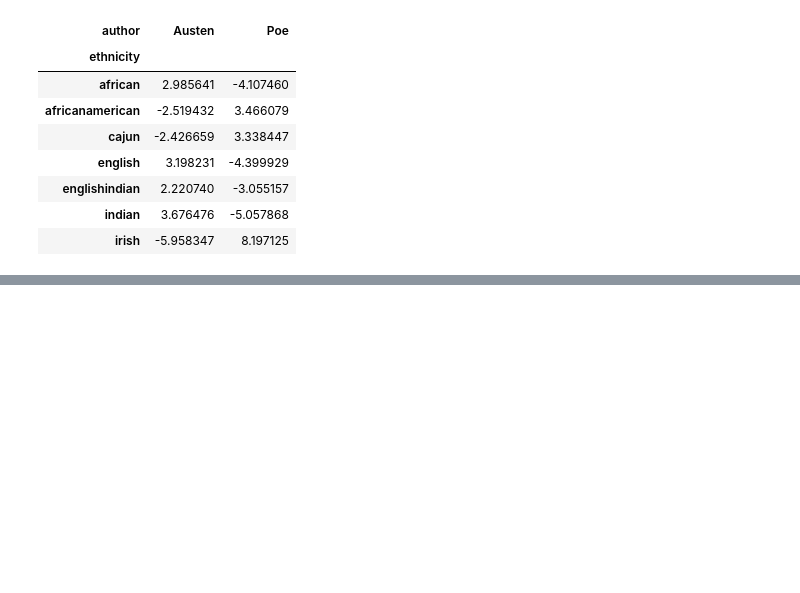
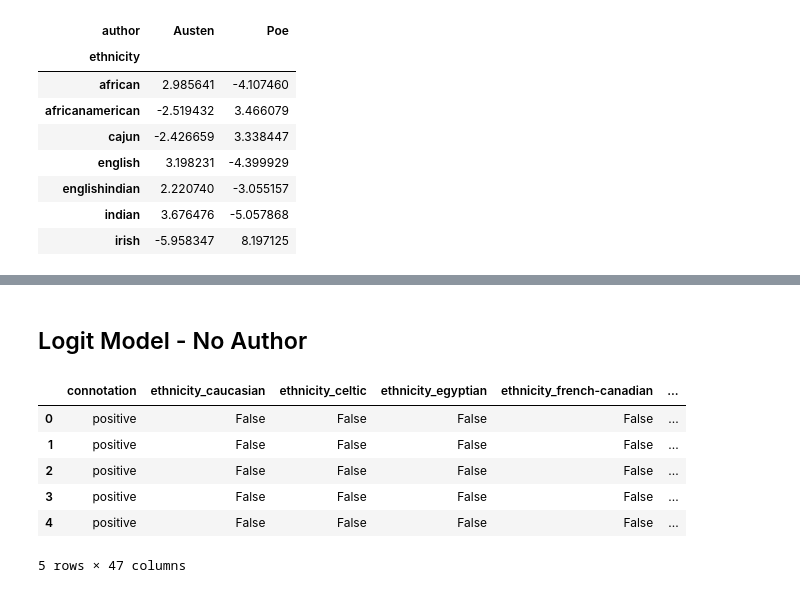
Before and after one commit to edverga/MasterThesis, a Jupyter notebook: thesis_draft.ipynb, the cells around one changed output, grey strips where cells are left out. Drawn from its saved outputs; the diff is of its cells as text; code cells hidden in the pictures; blank space fills up the shorter version.

Commit message:
0.8 (added logit model)

```diff
--- a/thesis_draft.ipynb
+++ b/thesis_draft.ipynb
@@ -1031,0 +1032,23 @@ result
+# %% [markdown]
+## Logit Model - No Author
+# %%
+from functions import process_data_model
+df=process_data_model('characters_no_writer.json')
+# %%
+df = df[['sex', 'religion', 'ethnicity', 'connotation']]
+# %%
+df = df[['sex', 'religion', 'ethnicity', 'connotation']]
+
+# One-hot encoding for categorical variables
+df = pd.get_dummies(df, columns=["ethnicity", "sex", "religion"], drop_first=True)
+
+# Check encoded dataset
+df.head()
+# %% [output]
+|  | connotation | ethnicity_caucasian | ethnicity_celtic | ethnicity_egyptian | ethnicity_french-canadian | ... |
+| 0 | positive | False | False | False | False | ... |
+| 1 | positive | False | False | False | False | ... |
+| 2 | positive | False | False | False | False | ... |
+| 3 | positive | False | False | False | False | ... |
+| 4 | positive | False | False | False | False | ... |
+5 rows × 47 columns
```
Also changed, not shown: parts of 14 cells of this notebook, 3 other files.
